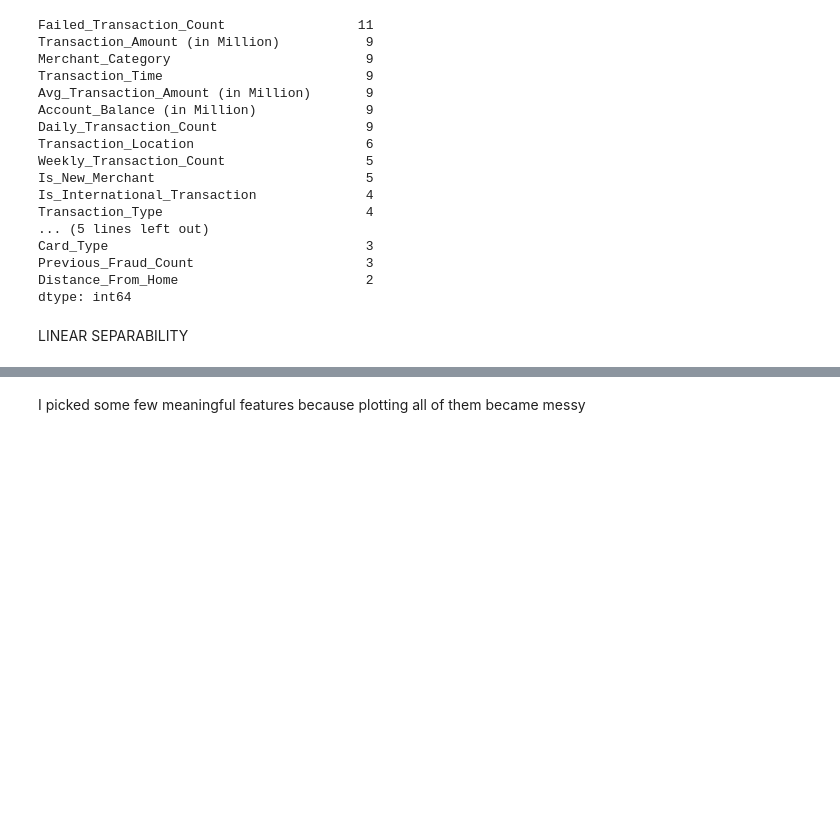
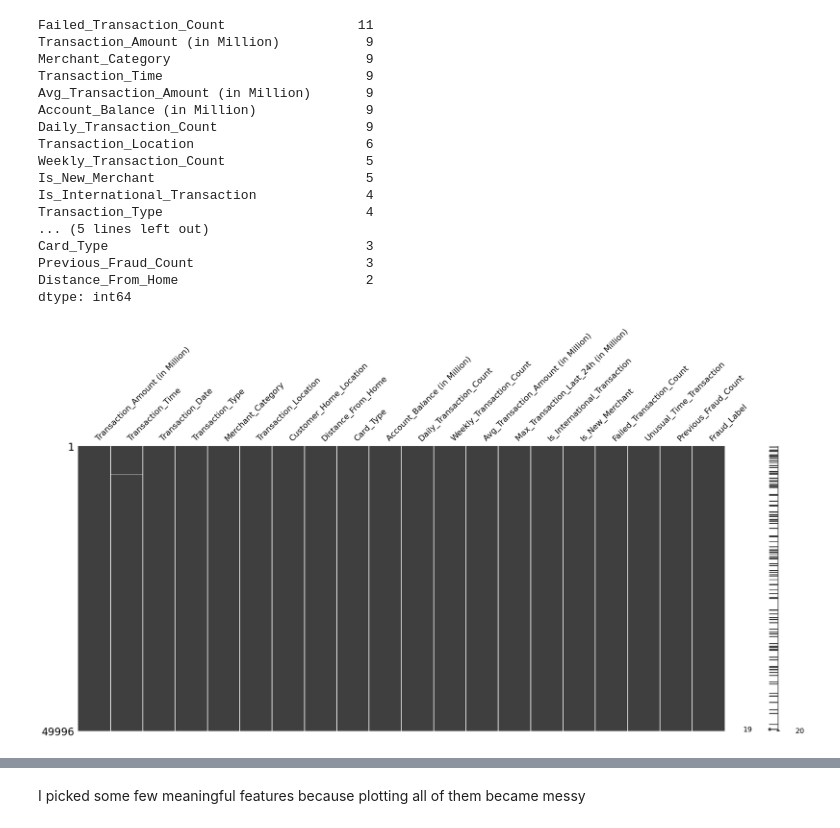
Before and after one commit to MercyMburu/Capstone_Project_ML1, a Jupyter notebook: fraud_detection.ipynb, the cells around one changed output, grey strips where cells are left out. Drawn from its saved outputs; the diff is of its cells as text; code cells hidden in the pictures; blank space fills up the shorter version.

```diff
--- a/fraud_detection.ipynb
+++ b/fraud_detection.ipynb
@@ -68,4 +69,8 @@ fraud =fraud.drop(columns=[
 "Device_ID",
 "IP_Address"
 ])
+# %%
+# Convert time
+fraud['Transaction_Date'] = pd.to_datetime(fraud['Transaction_Date'])
+fraud['Transaction_Time'] = pd.to_datetime(fraud['Transaction_Time'])
 # %% [markdown]
@@ -103,2 +100,8 @@ X['Transaction_Time'] = pd.to_datetime(X['Transaction_Time'])
-# %% [markdown]
-LINEAR SEPARABILITY
+# %%
+# Missing values
+fraud.isnull().sum().sort_values(ascending=False)
+
+mn.matrix(fraud)
+plt.show()
+# %% [output]
+[figure, added]
```
Also changed, not shown: parts of 83 cells of this notebook, 1 other file.
